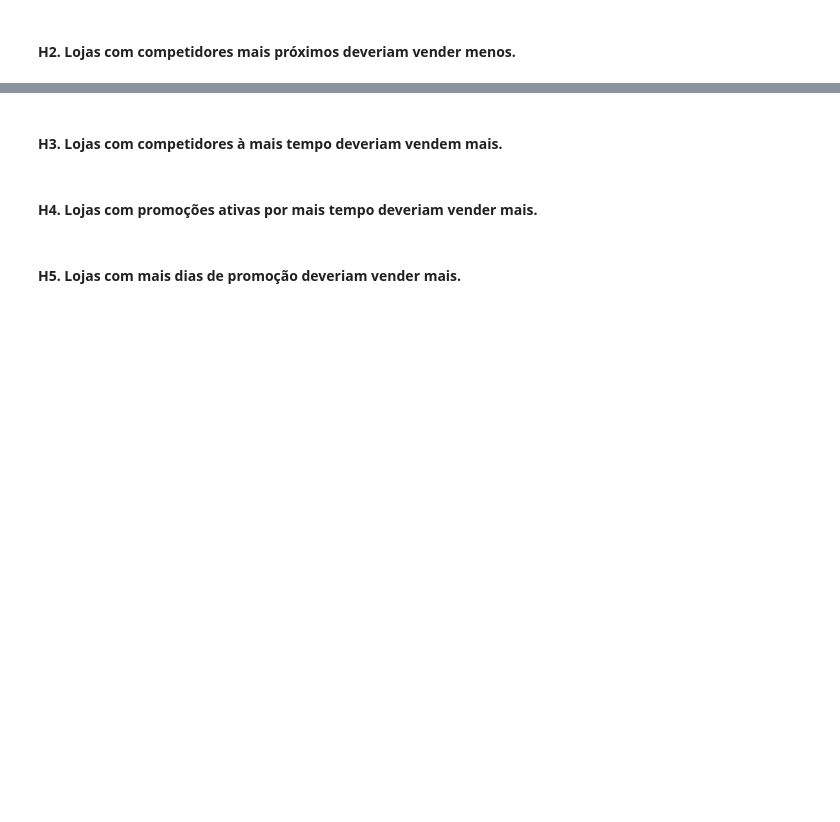
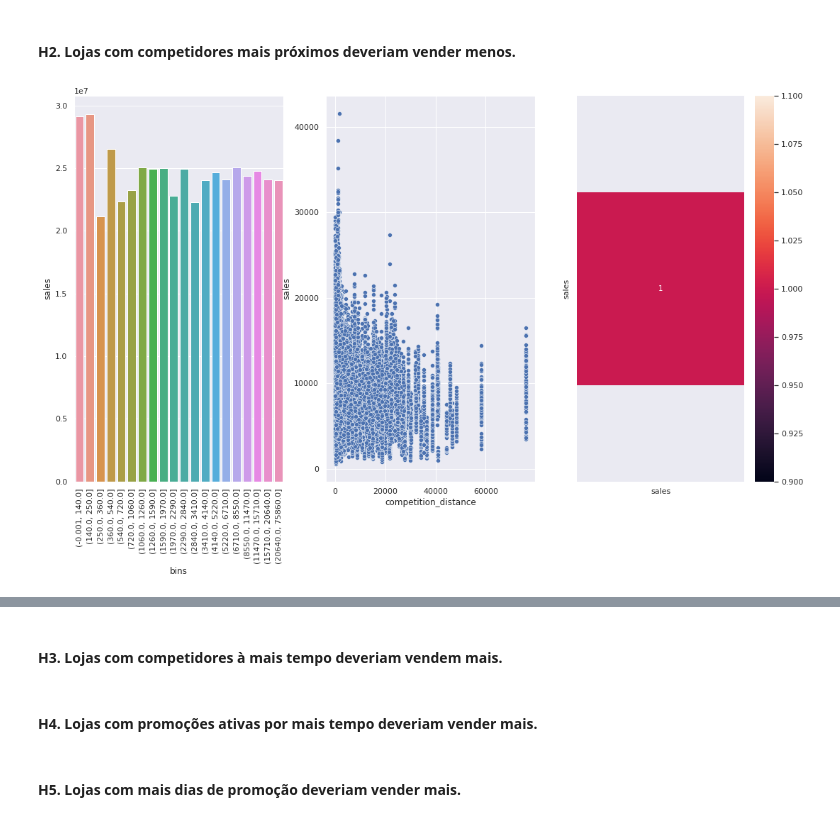
Before and after one commit to GustavoBarros11/rossmann_sales_forecast, a Jupyter notebook: ciclo1_notebook.ipynb, the cells around one changed output, grey strips where cells are left out. Saved outputs shown, nothing was run; the diff lists cells and outputs as text; code cells hidden in the pictures; blank space fills up the shorter version.

```diff
--- a/ciclo1_notebook.ipynb
+++ b/ciclo1_notebook.ipynb
@@ -362,2 +388,22 @@ df_h1
 # %% [markdown]
 #### H2. Lojas com competidores mais próximos deveriam vender menos.
+# %%
+df_h2 = df4.loc[df4['competition_duration'] > 0, ['competition_duration', 'competition_distance', 'sales']]
+df_h2['bins'] = pd.qcut(df_h2.loc[df_h2['competition_duration'] > 0, 'competition_distance'], 20)
+
+df_h2_1 = df_h2.groupby('bins').agg({'sales': 'sum'}).reset_index()
+
+fig, ax = plt.subplots(1, 3)
+
+sns.barplot(data=df_h2_1, x='bins', y='sales', ax=ax[0])
+ax[0].set_xticklabels(df_h2_1['bins'], rotation=90)
+
+sns.scatterplot(data=df4, x='competition_distance', y='sales', ax=ax[1])
+
+x = sns.heatmap( df_h2_1.corr( method='pearson' ), annot=True );
+bottom, top = x.get_ylim()
+x.set_ylim( bottom+0.5, top-0.5 );
+
+plt.show()
+# %% [output]
+[figure, added]
```
Also changed, not shown: parts of 11 cells of this notebook, 1 other file.
